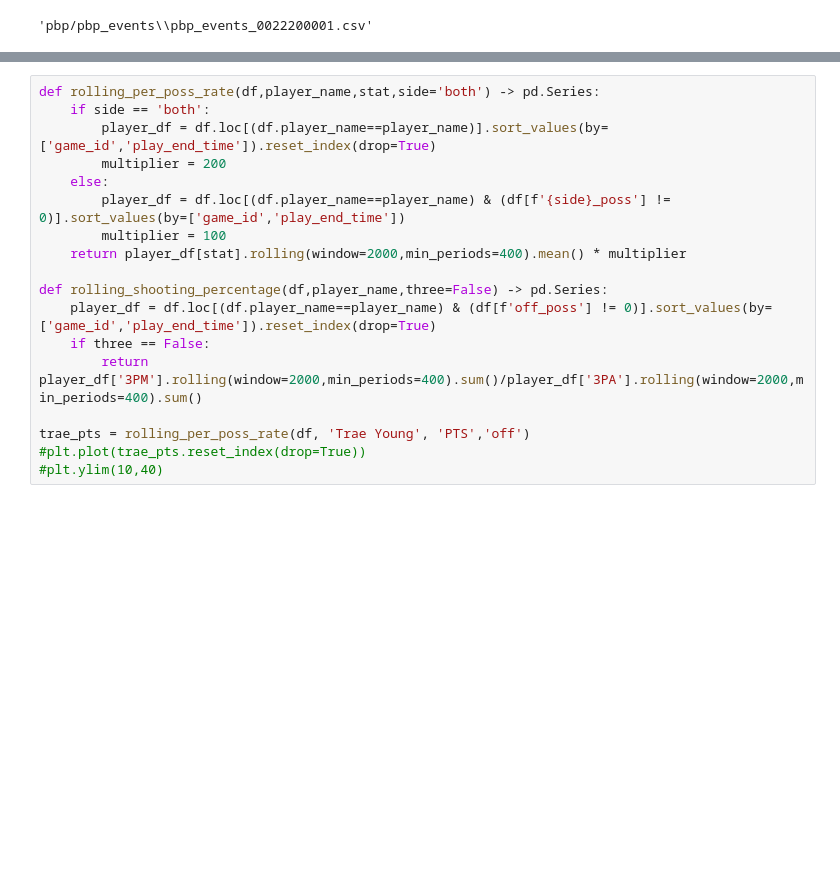
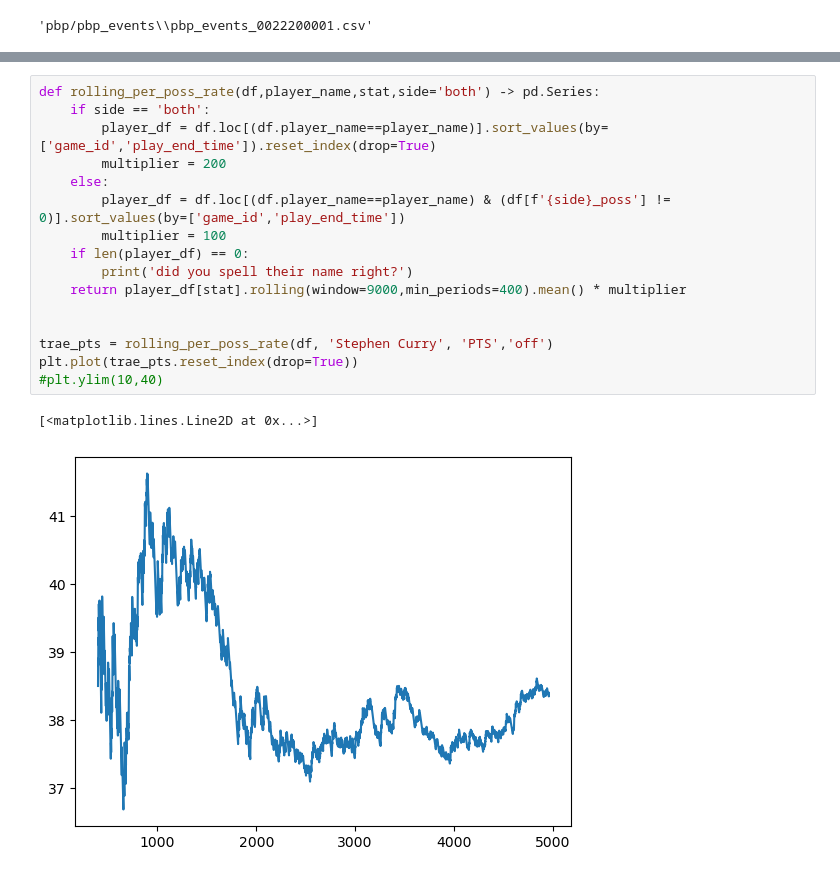
Before and after one commit to madram1423/NBA_betting_model, a Jupyter notebook: trend_finder.ipynb, the cells around one changed output, grey strips where cells are left out. Cells and saved outputs as stored; diff of their text form; blank space fills up the shorter version.

```diff
--- a/trend_finder.ipynb
+++ b/trend_finder.ipynb
@@ -49,21 +150,22 @@ df.to_csv('pbp/pbp_events/events_all.csv')
 # %%
 def rolling_per_poss_rate(df,player_name,stat,side='both') -> pd.Series:
     if side == 'both':
         player_df = df.loc[(df.player_name==player_name)].sort_values(by=['game_id','play_end_time']).reset_index(drop=True)
         multiplier = 200
     else:
         player_df = df.loc[(df.player_name==player_name) & (df[f'{side}_poss'] != 0)].sort_values(by=['game_id','play_end_time'])
         multiplier = 100
-    return player_df[stat].rolling(window=2000,min_periods=400).mean() * multiplier
+    if len(player_df) == 0:
+        print('did you spell their name right?')
+    return player_df[stat].rolling(window=9000,min_periods=400).mean() * multiplier
 
-def rolling_shooting_percentage(df,player_name,three=False) -> pd.Series:
-    player_df = df.loc[(df.player_name==player_name) & (df[f'off_poss'] != 0)].sort_values(by=['game_id','play_end_time']).reset_index(drop=True)
-    if three == False:
-        return player_df['3PM'].rolling(window=2000,min_periods=400).sum()/player_df['3PA'].rolling(window=2000,min_periods=400).sum()
 
-trae_pts = rolling_per_poss_rate(df, 'Trae Young', 'PTS','off')
-#plt.plot(trae_pts.reset_index(drop=True))
+trae_pts = rolling_per_poss_rate(df, 'Stephen Curry', 'PTS','off')
+plt.plot(trae_pts.reset_index(drop=True))
 #plt.ylim(10,40)
+# %% [output]
+[<matplotlib.lines.Line2D at 0x...>]
+[figure, added]
 # %%
 def get_mpg_avg(df,player_name,window) -> pd.Series:
     player_df = df.loc[df.player_name==player_name][['game_id','play_elapsed_time']]
```
Also changed, not shown: parts of 18 cells of this notebook, 8 other files.
